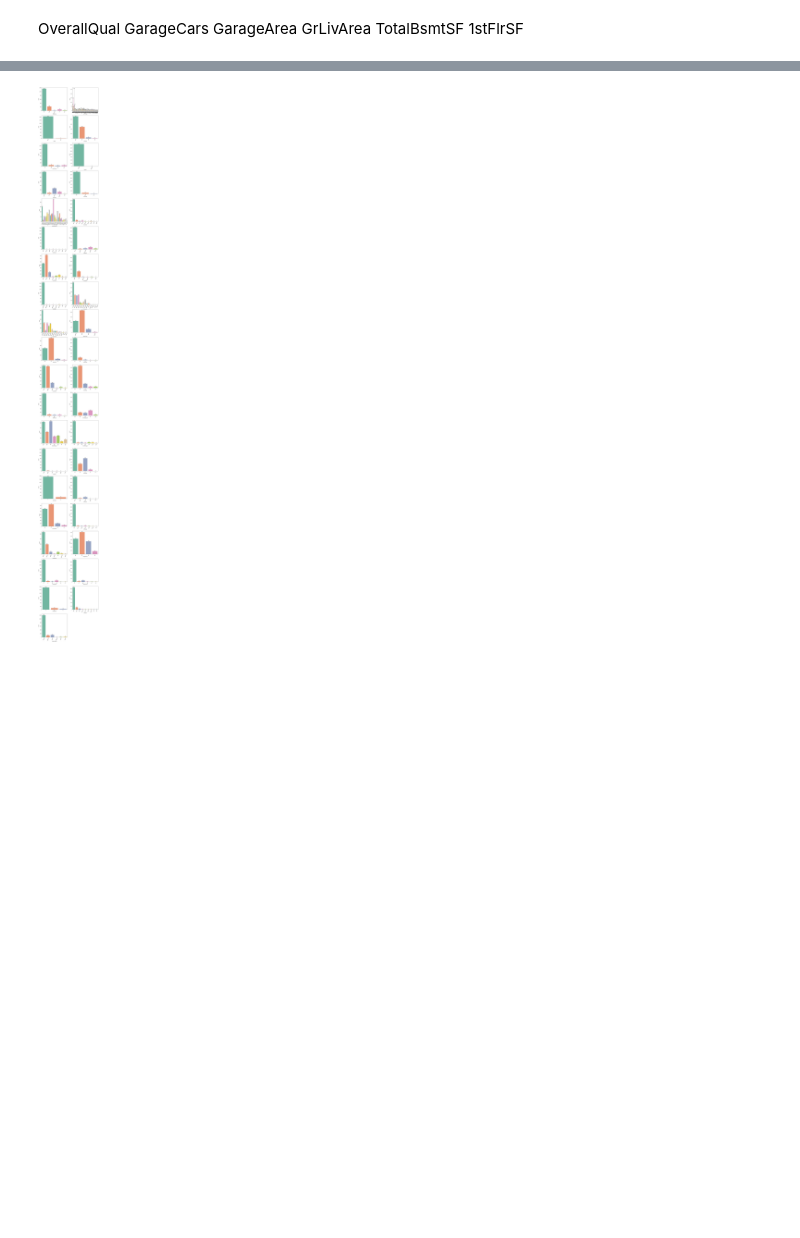
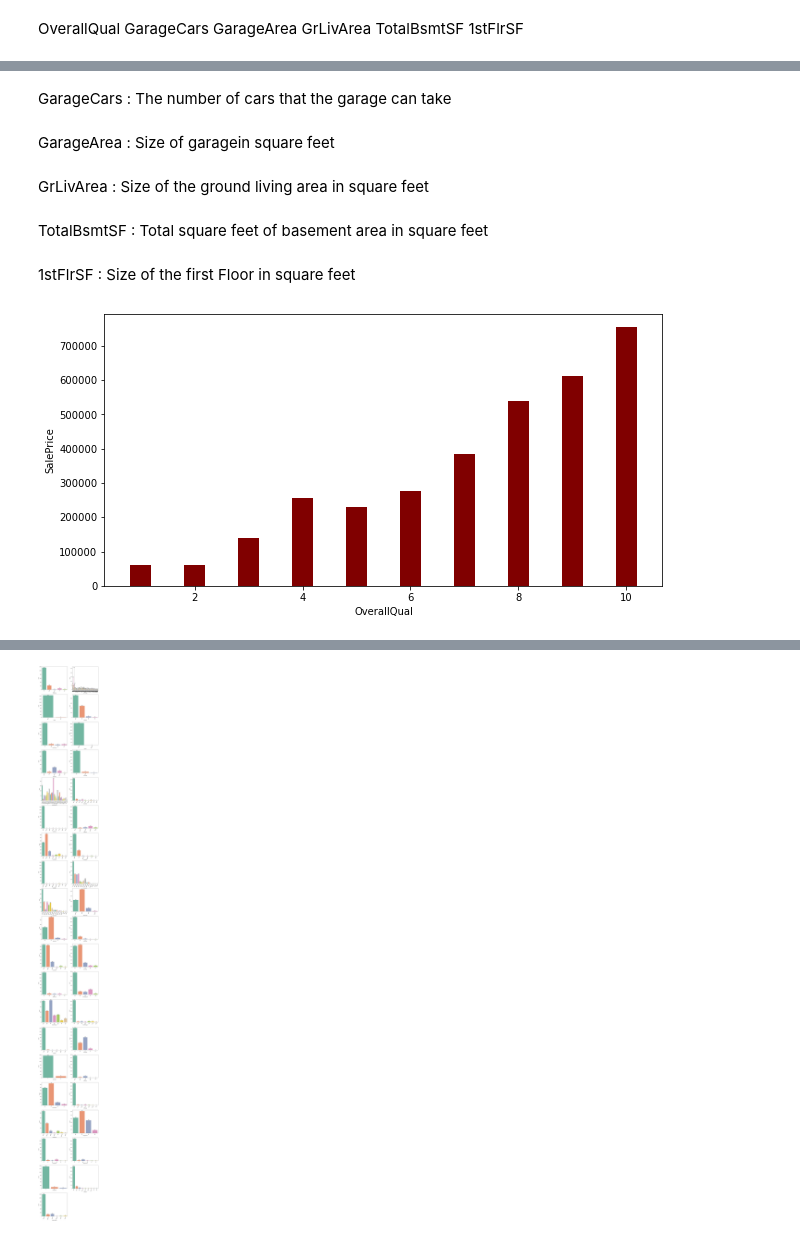
Before and after one commit to AchrafAcheche/house_price_predicting, a Jupyter notebook: House_price_prediction.ipynb, the cells around one changed output, grey strips where cells are left out. Drawn from its saved outputs; the diff is of its cells as text; code cells hidden in the pictures; blank space fills up the shorter version.

```diff
--- a/House_price_prediction.ipynb
+++ b/House_price_prediction.ipynb
@@ -162,0 +141,18 @@ The most feature who have high correlation with SalePrice
+# %% [markdown]
+ GarageCars : The number of cars that the garage can take
+# %% [markdown]
+GarageArea : Size of garagein square feet
+# %% [markdown]
+ GrLivArea : Size of the ground living area in square feet
+# %% [markdown]
+ TotalBsmtSF : Total square feet of basement area in square feet
+# %% [markdown]
+ 1stFlrSF : Size of the first Floor in square feet
+# %%
+ig = plt.figure(figsize = (10, 5))
+plt.bar(df['OverallQual'], df['SalePrice'], color ='maroon',width = 0.4)
+plt.xlabel("OverallQual")
+plt.ylabel("SalePrice")
+plt.show()
+# %% [output]
+[figure, added]
```
Also changed, not shown: parts of 32 cells of this notebook.
